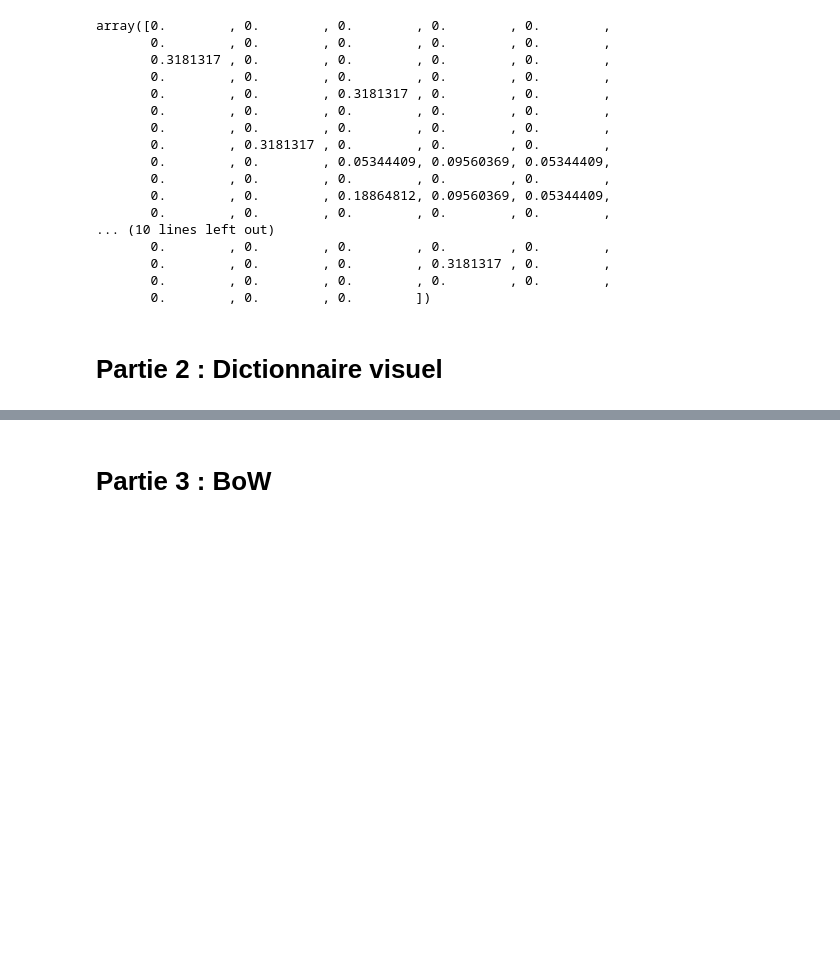
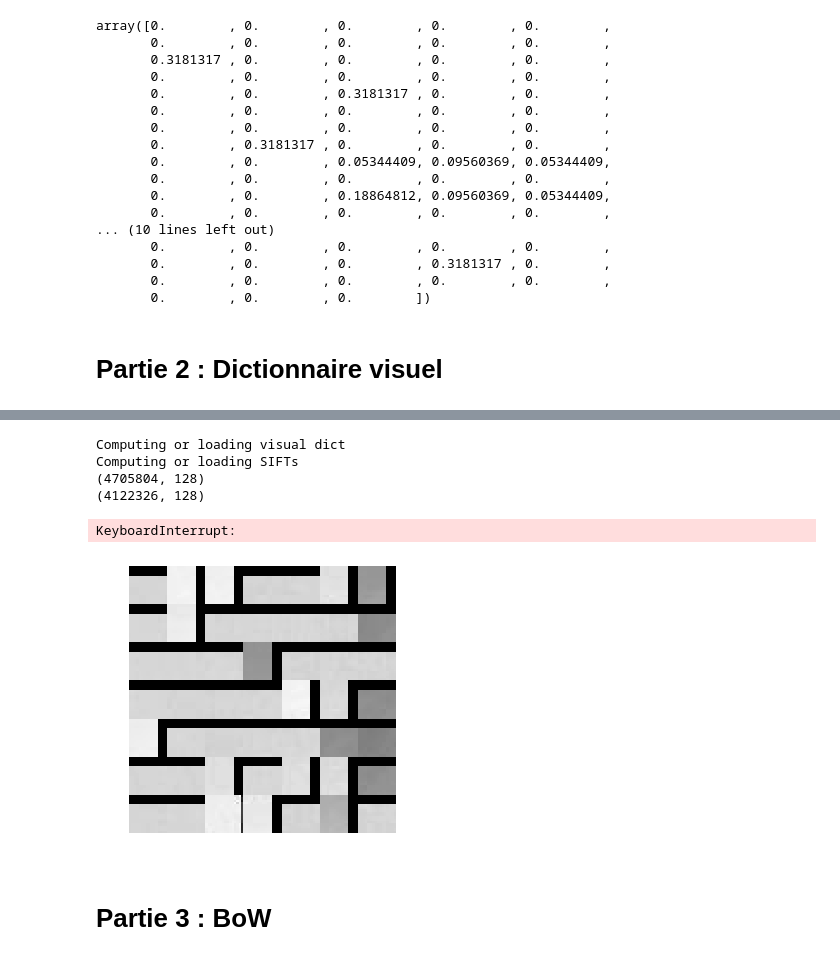
Before and after one commit to keyber/RDFIA, a Jupyter notebook: TP1-2.ipynb, the cells around one changed output, grey strips where cells are left out. Cells and saved outputs as stored; diff of their text form; code cells hidden in the pictures; blank space fills up the shorter version.

```diff
--- a/TP1-2.ipynb
+++ b/TP1-2.ipynb
@@ -97,23 +98,45 @@ def compute_visual_dict(sift, n_clusters=1000, n_init=1, verbose=1):
     sift = np.concatenate(sift, axis=0)
     # remove zero vectors
     keep = ~np.all(sift==0, axis=1)
+    print(sift.shape)
     sift = sift[keep]
+    print(sift.shape)
     # randomly pick sift
     ids, _ = compute_split(sift.shape[0], pc=0.05)
     sift = sift[ids]
 
-    # TODO compute kmeans on `sift`, get cluster centers, add zeros vector
+    kmeans = KMeans(n_clusters=50, max_iter=1000).fit(sift)
+    res = kmeans.cluster_centers_
+    res = list(res)
+    res.append([0]*dim_sift)
+    res = np.array(res)
+    return res
 # %%
 # Run the visual dict computation (saved the first time)
-vidct = compute_or_load_vdict(dir_sc, dir_sift, inames, compute_sift_image, path_vdict, compute_visual_dict)
+vdict = compute_or_load_vdict(dir_sc, dir_sift, inames, compute_sift_image, path_vdict, compute_visual_dict)
+# %% [output]
+Computing or loading visual dict
+Computing or loading SIFTs
+(4705804, 128)
+(4122326, 128)
+KeyboardInterrupt:
 # %%
-# Study of the dict
-regions, sifts = get_regions_and_sifts(dir_sc, np.random.choice(inames, 30)) # Compute SIFT and regions from 30 random images
-display_images(regions[np.random.choice(len(regions), 100)]) # Show 100 random regions
+# Study of the dicthttp://localhost:8888/notebooks/TP1-2.ipynb#
+regions, sifts = get_regions_and_sifts(dir_sc, np.random.choice(inames, 2)) # Compute SIFT and regions from 30 random images
+#display_images(regions[np.random.choice(len(regions), 100)]) # Show 100 random regions
+
+cluster_i = 0
+d = np.linalg.norm(sifts - vdict[cluster_i], axis=1)
+ind = np.argsort(d)[::-1][:49]
+
+display_images(regions[ind])# Show regions
+
 
 # TODO visually analyze the dict through similar example regions
 #
 # Ideally, create `vdregions`, a numpy array of size 1001 x 16 x 16 where each of the 1001 elements is a
 # "prototype" patch that is very close to the cluster center
+# %% [output]
+[figure, added]
 # %% [markdown]
 # Partie 3 : BoW
```
Also changed, not shown: parts of 5 cells of this notebook, 2 other files.
